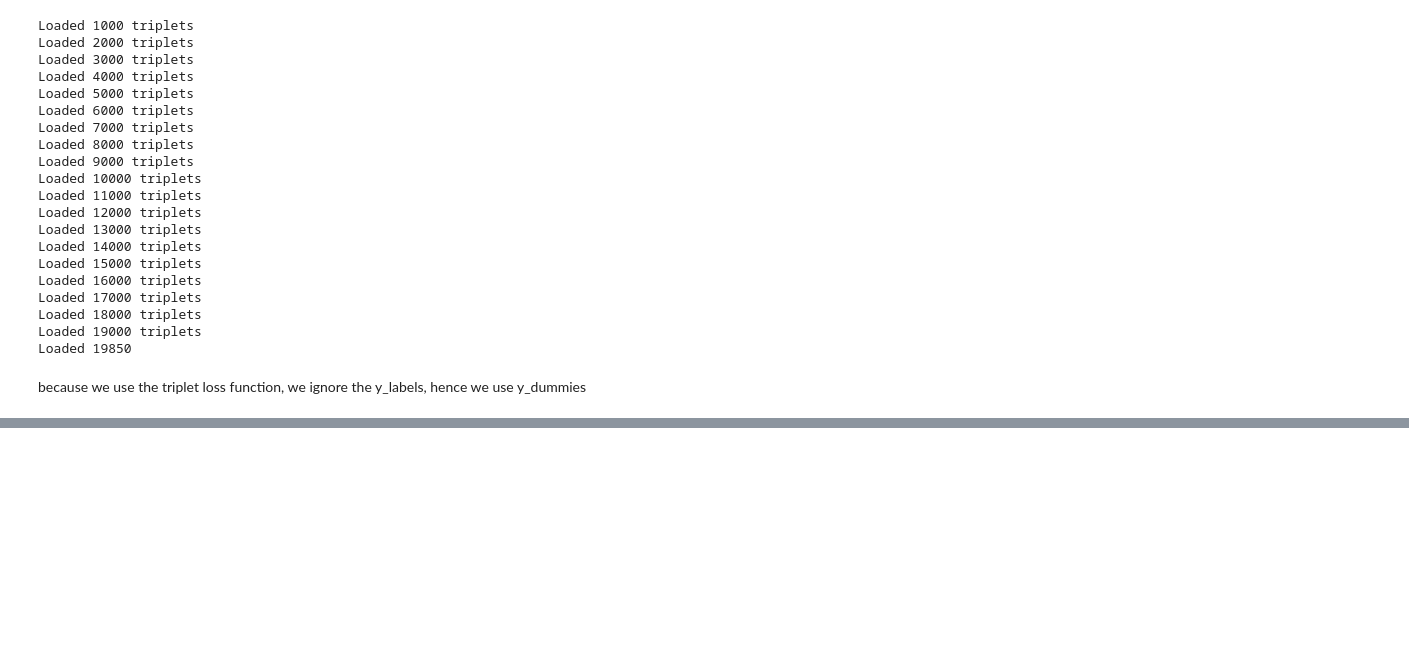
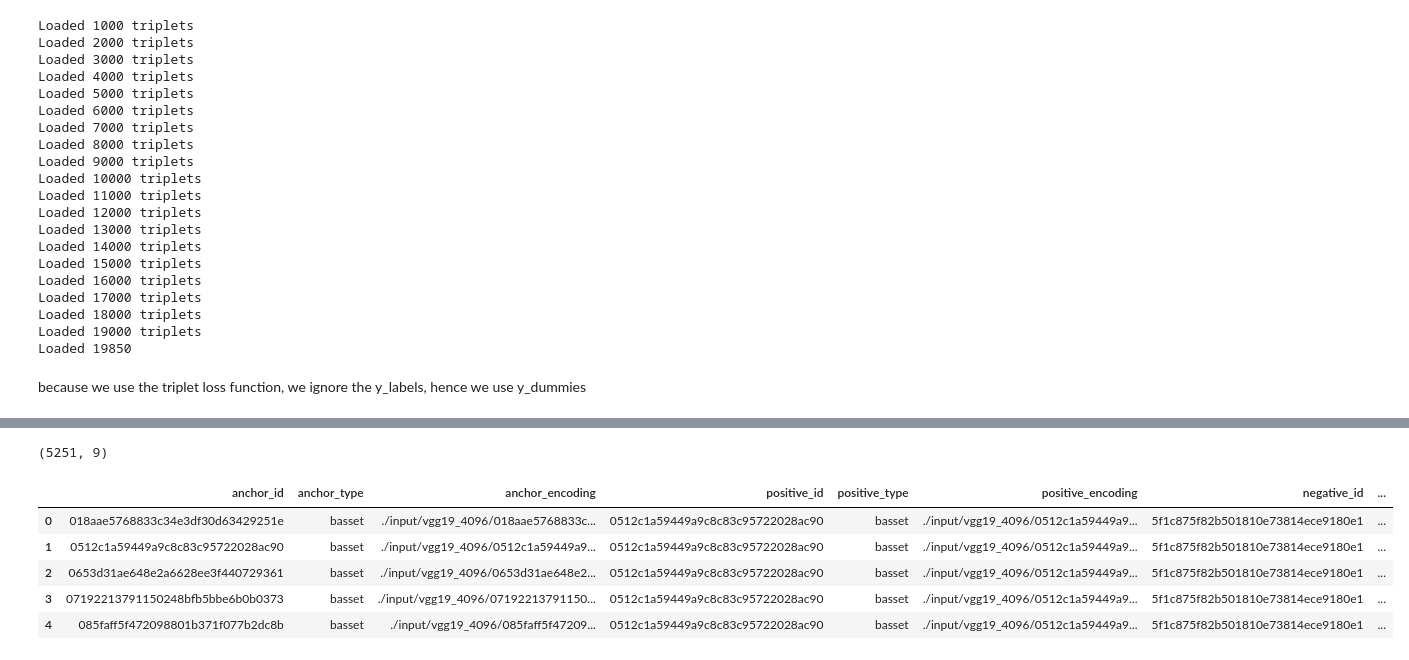
Before and after one commit to alechfho/dog_breed, a Jupyter notebook: doggie_breed_new.ipynb, the cells around one changed output, grey strips where cells are left out. Saved outputs shown, nothing was run; the diff lists cells and outputs as text; code cells hidden in the pictures; blank space fills up the shorter version.

```diff
--- a/doggie_breed_new.ipynb
+++ b/doggie_breed_new.ipynb
@@ -280,0 +220,33 @@ total prediction errors 19
+# %%
+def extract_triplets(df_mismatch, df_train):
+    new_triplets_list = []
+
+    for i, bad_pred in df_mismatch.iterrows():
+        pred_anchors = df_train.loc[(df_train.breed == bad_pred.breed)]
+        for i, pred_anchor in pred_anchors.iterrows():
+            result = []
+            result.append(pred_anchor['id'])
+            result.append(pred_anchor['breed'])
+            result.append(pred_anchor['encoding'])
+            result.append(bad_pred['id'])
+            result.append(bad_pred['breed'])
+            result.append(bad_pred['encoding'])
+            result.append(bad_pred['prediction_id'])
+            result.append(bad_pred['predicted_breed'])
+            result.append(bad_pred['prediction_encoding'])
+            new_triplets_list.append(result)
+
+    df_new_triplets = pd.DataFrame(new_triplets_list, columns=['anchor_id', 'anchor_type', 'anchor_encoding', 'positive_id', 'positive_type', 'positive_encoding', 'negative_id', 'negative_type', 'negative_encoding'])
+    return df_new_triplets
+
+df_new_triplets = extract_triplets(df_train_results_mismatch, df_train)
+print(df_new_triplets.shape)
+df_new_triplets.head()
+# %% [output]
+(5251, 9)
+|  | anchor_id | anchor_type | anchor_encoding | positive_id | positive_type | positive_encoding | negative_id | ... |
+| 0 | 018aae5768833c34e3df30d63429251e | basset | ./input/vgg19_4096/018aae5768833c... | 0512c1a59449a9c8c83c95722028ac90 | basset | ./input/vgg19_4096/0512c1a59449a9... | 5f1c875f82b501810e73814ece9180e1 | ... |
+| 1 | 0512c1a59449a9c8c83c95722028ac90 | basset | ./input/vgg19_4096/0512c1a59449a9... | 0512c1a59449a9c8c83c95722028ac90 | basset | ./input/vgg19_4096/0512c1a59449a9... | 5f1c875f82b501810e73814ece9180e1 | ... |
+| 2 | 0653d31ae648e2a6628ee3f440729361 | basset | ./input/vgg19_4096/0653d31ae648e2... | 0512c1a59449a9c8c83c95722028ac90 | basset | ./input/vgg19_4096/0512c1a59449a9... | 5f1c875f82b501810e73814ece9180e1 | ... |
+| 3 | 07192213791150248bfb5bbe6b0b0373 | basset | ./input/vgg19_4096/07192213791150... | 0512c1a59449a9c8c83c95722028ac90 | basset | ./input/vgg19_4096/0512c1a59449a9... | 5f1c875f82b501810e73814ece9180e1 | ... |
+| 4 | 085faff5f472098801b371f077b2dc8b | basset | ./input/vgg19_4096/085faff5f47209... | 0512c1a59449a9c8c83c95722028ac90 | basset | ./input/vgg19_4096/0512c1a59449a9... | 5f1c875f82b501810e73814ece9180e1 | ... |
```
Also changed, not shown: parts of 24 cells of this notebook, 7 other files.
